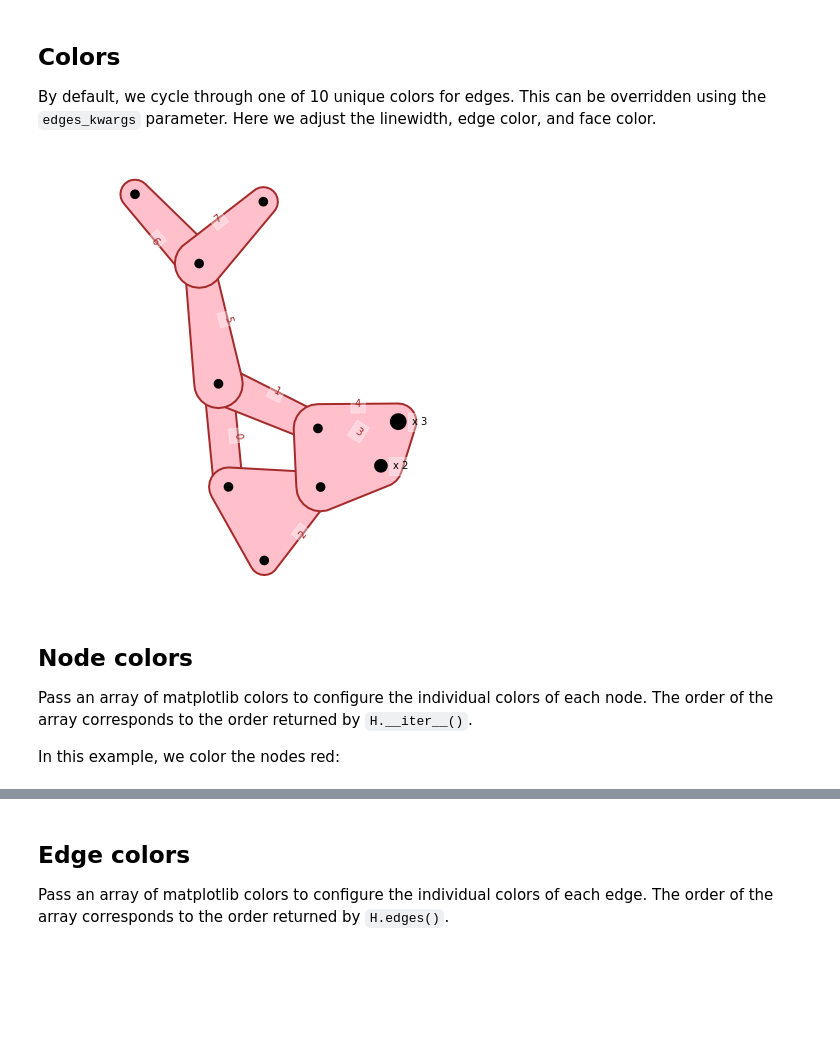
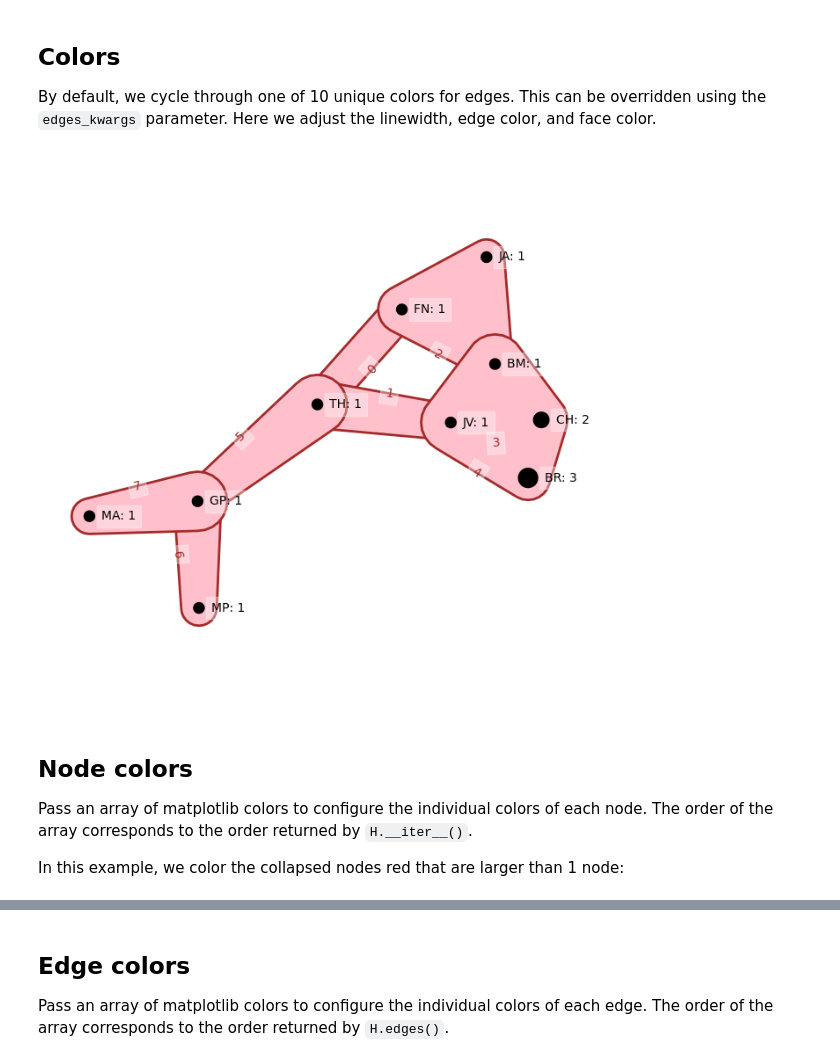
Before and after one commit to pnnl/HyperNetX, a Jupyter notebook: tutorials/Tutorial 2 - Visualization Methods.ipynb, the cells around one changed output, grey strips where cells are left out. Drawn from its saved outputs; the diff is of its cells as text; code cells hidden in the pictures; blank space fills up the shorter version.

Commit message:
Bug fixes to notebook--node color, labels, font size examples now compatible with current implementation of node/edge collapsing.

```diff
--- a/tutorials/Tutorial 2 - Visualization Methods.ipynb
+++ b/tutorials/Tutorial 2 - Visualization Methods.ipynb
@@ -94,16 +94,15 @@ By default, we cycle through one of 10 unique colors for edges. This can be over
 # %%
 hnx.drawing.draw(H.collapse_nodes(),
     edges_kwargs={
         'linewidths': 2,
         'edgecolors': 'brown',
         'facecolors': 'pink'
     },
-    **kwargs
 )
 # %% [output]
-[figure, old version]
+[figure, new version]
 # %% [markdown]
 ## Node colors
 Pass an array of matplotlib colors to configure the individual colors of each node. The order of the array corresponds to the order returned by `H.__iter__()`.
 
-In this example, we color the nodes red:
+In this example, we color the collapsed nodes red that are larger than 1 node:
```
Also changed, not shown: parts of 10 cells of this notebook.
